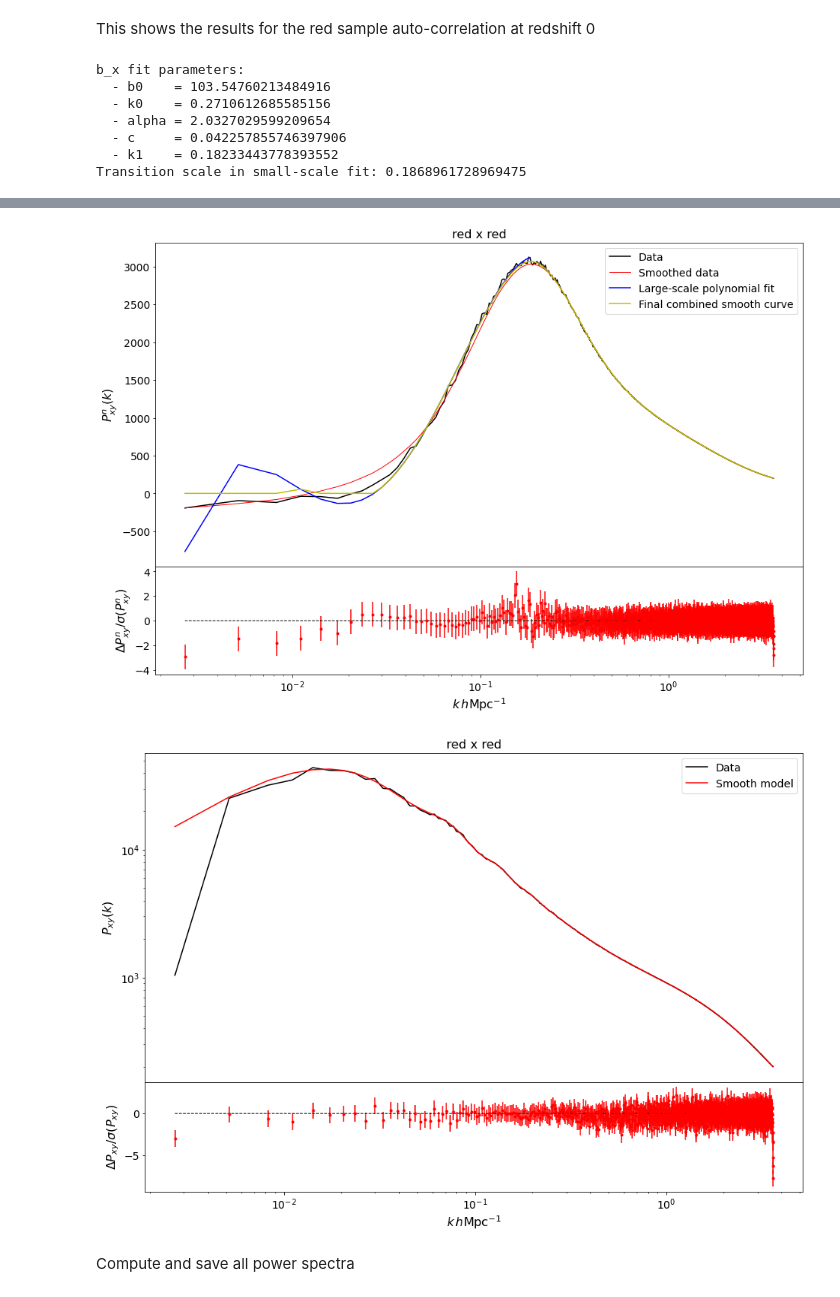
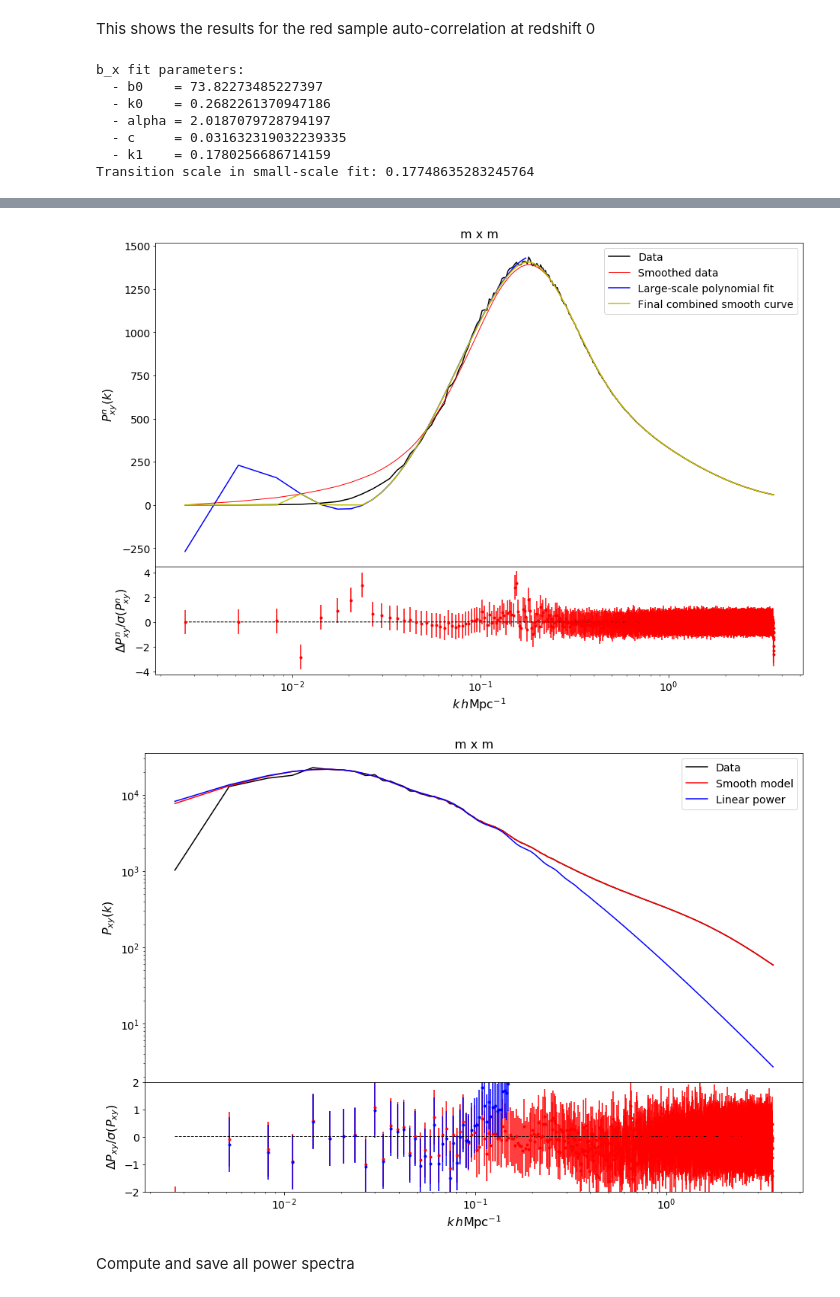
Before and after one commit to LSSTDESC/DESCBiasChallenge, a Jupyter notebook: data/AbacusData.ipynb, the cells around one changed output, grey strips where cells are left out. Saved outputs shown, nothing was run; the diff lists cells and outputs as text; code cells hidden in the pictures.

```diff
--- a/data/AbacusData.ipynb
+++ b/data/AbacusData.ipynb
@@ -27,3 +27,15 @@ def get_abacus_cosmo(ws8=False):
     cosmo.compute_linear_power()
     cosmo.compute_nonlin_power()
     return cosmo
+# %%
+cosmo = get_abacus_cosmo(True)
+# %%
+h=cosmo['h']
+Oc = cosmo['Omega_c']
+Ob = cosmo['Omega_b']
+s8 = cosmo['sigma8']
+w  = cosmo['w0']
+ns = cosmo['n_s']
+neff = cosmo['Neff']
+#1. Set up cosmovec for anzu from CCL cosmo object
+anzu_cosmo = np.atleast_2d([Ob*h**2, Oc*h**2, w, ns, s8, 100*h, neff])
@@ -152,11 +183,12 @@ class AbacusFitter(object):
         # Theory spectra
         self.cosmo = cosmo
 
-    def _eval_pk(self, pk, k, z=None):
+    def _eval_pk(self, k, z=None):
         if z is None:
             z = self.z
         h = self.cosmo['h']
-        return h**3*pk.eval(k*h, 1./(1+z), self.cosmo)
+        return h**3*ccl.linear_matter_power(self.cosmo, k*h, a=1./(1+z))
+#             pIC = self._eval_pk(ccl.linear_matter_power(self.cosmo, k, a=1/100), k, z=99)
 
     def bk_model(self, k, b0, k0, alpha, c, k1):
         return b0*np.exp(-(k/k0)**alpha)*(1+c*np.exp(-((k-k1)/0.1)**2))
@@ -274,18 +306,22 @@ class AbacusFitter(object):
         def pkfit(k):
             b1 = self.bk_model(k, *pb1)
             b2 = self.bk_model(k, *pb2)
-            pIC = self._eval_pk(self.cosmo._pk_lin['delta_matter:delta_matter'], k, z=99)
+            pIC = self._eval_pk(k, z=99)
+#             pIC = self._eval_pk(self.cosmo._pk_lin['delta_matter:delta_matter'], k, z=99)
             ssk = ss(k)
             return b1*b2*pIC+ssk
 
         if diagnostic_plot:
             pk = self.pks[f'Pk_{tr1}{tr2}']
             pkf = pkfit(self.ks)
+            pklin = self.cosmo['h']**3*ccl.linear_matter_power(self.cosmo, self.cosmo['h']*self.ks, 1./(1+self.z))
+
             fig = plt.figure(figsize=(15,10))
             ax=fig.add_axes((.1,.3,.8,.6))
             ax.set_title(f'{tr1} x {tr2}', fontsize=16)
             ax.plot(self.ks, pk, 'k-', label='Data')
             ax.plot(self.ks, pkf, 'r-', label='Smooth model')
+            ax.plot(self.ks,  pklin, 'b-', label='Linear power')
             ax.set_xscale('log')
             ax.set_yscale('log')
             ax.set_ylabel(r'$P_{xy}(k)$', fontsize=16)
@@ -295,17 +331,21 @@ class AbacusFitter(object):
             ax=fig.add_axes((.1,.1,.8,.2))
             err = (np.std(pk.reshape([-1, 8]), axis=-1)[:, None]*np.ones(8)[None, :]).flatten()/np.sqrt(8)
             ax.errorbar(self.ks, (pk-pkf)/err, yerr=err/err, fmt='r.')
+            ax.errorbar(self.ks, (pk - pklin)/err, yerr=err/err, fmt='b.')
             ax.plot(self.ks, self.ks*0, 'k--', lw=1)
             ax.set_xlabel(r'$k\,h{\rm Mpc}^{-1}$', fontsize=16)
             ax.set_ylabel(r'$\Delta P_{xy}/\sigma(P_{xy})$', fontsize=16)
             ax.tick_params(axis='both', labelsize=14)
+            ax.set_ylim(-2, 2)
             ax.set_xscale('log')
         return pkfit
 # %% [markdown]
 Initialize the Abacus cosmology and one fitter object for each redshift bin
 # %%
 cosmo = get_abacus_cosmo()
-zs_abacus = np.array([0., 0.1, 0.3, 0.5, 0.8, 1.1, 1.4, 1.7, 2.0, 2.5, 3.0])
+# zs_abacus = np.array([0., 0.1, 0.3, 0.5, 0.8, 1.1, 1.4, 1.7, 2.0, 2.5, 3.0])
+zs_abacus = np.array([0., 0.1])
+
 zs_abacus_fake0 = zs_abacus.copy()
 zs_abacus_fake0[0] = 0.1
 fitters = [AbacusFitter(cosmo, z) for z in zs_abacus_fake0]
@@ -312,12 +360,12 @@ fitters = [AbacusFitter(cosmo, z) for z in zs_abacus_fake0]
 # %% [markdown]
 This shows the results for the red sample auto-correlation at redshift 0
 # %%
-fitters[0].get_pk_fit('red', 'red', diagnostic_plot=True);
+fitters[0].get_pk_fit('m', 'm', diagnostic_plot=True);
 # %% [output]
 b_x fit parameters:
-  - b0    = 103.54760213484916
-  - k0    = 0.2710612685585156
-  - alpha = 2.0327029599209654
-  - c     = 0.042257855746397906
-  - k1    = 0.18233443778393552
-Transition scale in small-scale fit: 0.1868961728969475
+  - b0    = 73.82273485227397
+  - k0    = 0.2682261370947186
+  - alpha = 2.0187079728794197
+  - c     = 0.031632319032239335
+  - k1    = 0.1780256686714159
+Transition scale in small-scale fit: 0.17748635283245764
@@ -325,5 +373,5 @@ Transition scale in small-scale fit: 0.1868961728969475
-[figure, old version]
+[figure, new version]
-[figure, old version]
+[figure, new version]
 # %% [markdown]
 Compute and save all power spectra
 # %%
```
Also changed, not shown: parts of 8 cells of this notebook, 1 other file.
